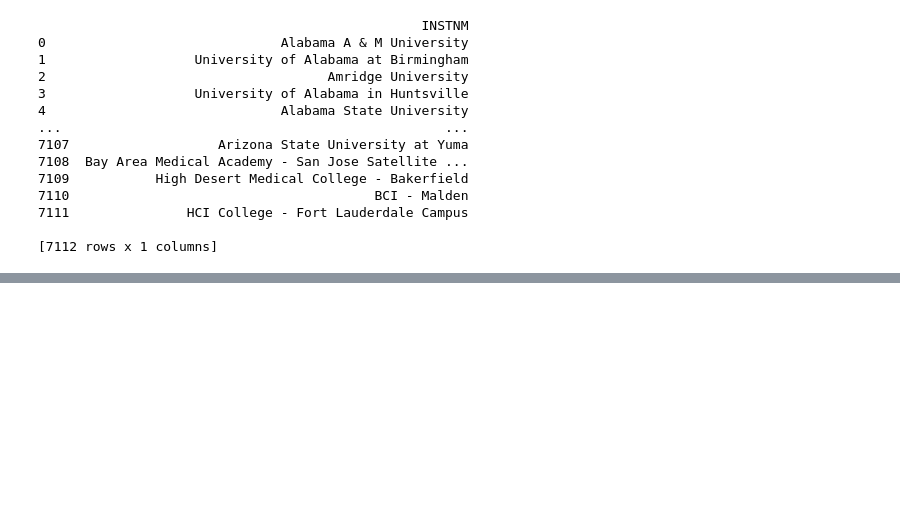
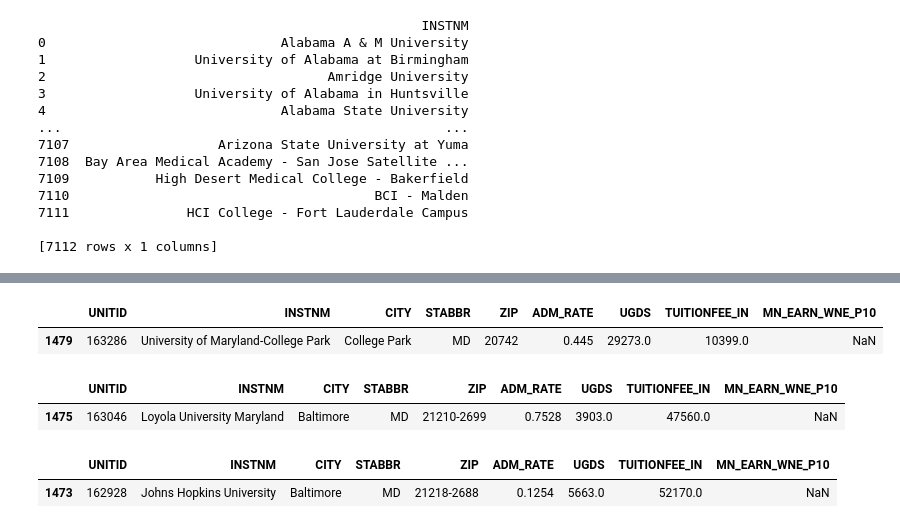
Before and after one commit to Tchuissi/DATA-690-WANG, a Jupyter notebook: Assignment_5_.ipynb, the cells around one changed output, grey strips where cells are left out. Saved outputs shown, nothing was run; the diff lists cells and outputs as text; code cells hidden in the pictures; blank space fills up the shorter version.

```diff
--- a/Assignment_5_.ipynb
+++ b/Assignment_5_.ipynb
@@ -219,0 +219,24 @@ SyntaxError: ignored
+# %%
+#Find Univ. of Maryland College Park
+
+UMD=data_9.loc[data_9["CITY"] == "College Park"]
+UMD
+# %% [output]
+|  | UNITID | INSTNM | CITY | STABBR | ZIP | ADM_RATE | UGDS | TUITIONFEE_IN | MN_EARN_WNE_P10 |
+| 1479 | 163286 | University of Maryland-College Park | College Park | MD | 20742 | 0.445 | 29273.0 | 10399.0 | NaN |
+# %%
+#Find and display Loyola College Maryland
+
+Loyola=data_9.loc[data_9["INSTNM"] == "Loyola University Maryland"]
+Loyola
+# %% [output]
+|  | UNITID | INSTNM | CITY | STABBR | ZIP | ADM_RATE | UGDS | TUITIONFEE_IN | MN_EARN_WNE_P10 |
+| 1475 | 163046 | Loyola University Maryland | Baltimore | MD | 21210-2699 | 0.7528 | 3903.0 | 47560.0 | NaN |
+# %%
+#Find and display Johns Hopskins
+
+Johns_Hopkins=data_9.loc[data_9["INSTNM"] == "Johns Hopkins University"]
+Johns_Hopkins
+# %% [output]
+|  | UNITID | INSTNM | CITY | STABBR | ZIP | ADM_RATE | UGDS | TUITIONFEE_IN | MN_EARN_WNE_P10 |
+| 1473 | 162928 | Johns Hopkins University | Baltimore | MD | 21218-2688 | 0.1254 | 5663.0 | 52170.0 | NaN |
```
Also changed, not shown: parts of 5 cells of this notebook.
